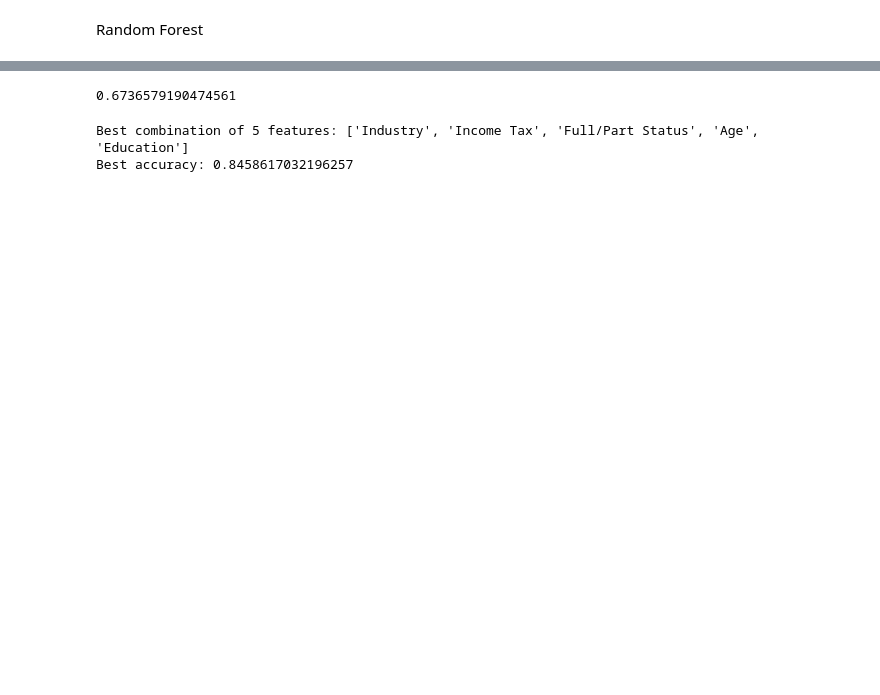
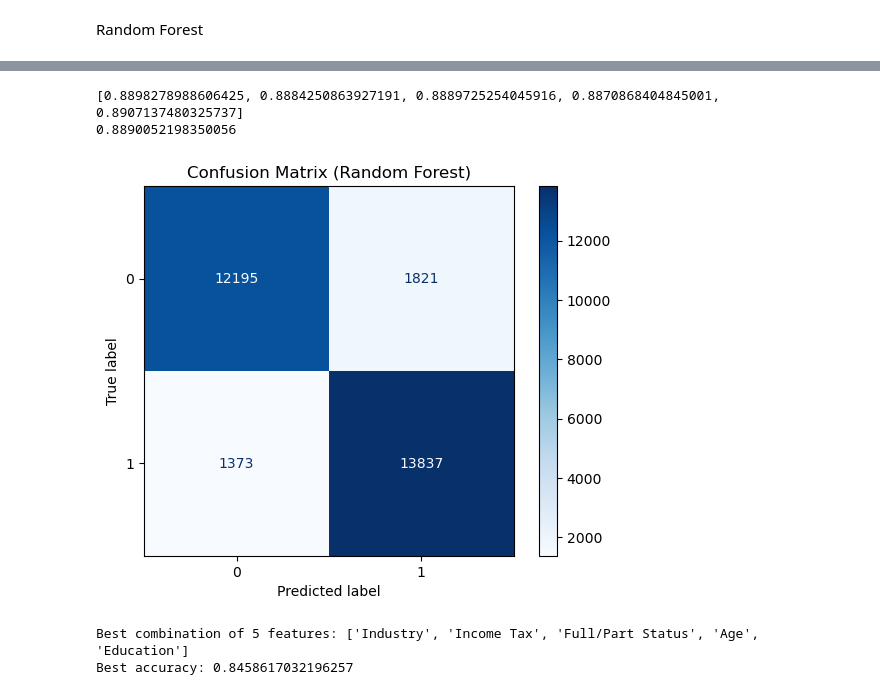
Before and after one commit to GabrieleGentil/STA141C, a Jupyter notebook: sta_141c_final_project.ipynb, the cells around one changed output, grey strips where cells are left out. Saved outputs shown, nothing was run; the diff lists cells and outputs as text; code cells hidden in the pictures; blank space fills up the shorter version.

```diff
--- a/sta_141c_final_project.ipynb
+++ b/sta_141c_final_project.ipynb
@@ -141,27 +221,46 @@ print(accuracy)
-# %%
-#random forest model
-#4 class
-def income_class(Income):
-    if Income in range(0, 10):
-        return 0
-    elif Income in range(11, 20):
-        return 1
-    elif Income in range(21, 39):
-        return 2
-    else:
-        return 3
-
-df['Income_class'] = df['Income'].apply(income_class)
-X = df.drop(columns=['Income', "Income_class"])
-y = df['Income_class']
-X_train, X_test, y_train, y_test = train_test_split(X, y, test_size=0.2, random_state=42)
-rf_4 = RandomForestClassifier(n_estimators=100, random_state=42)
-rf_4.fit(X_train, y_train)
-y_pred = rf_4.predict(X_test)
-accuracy = accuracy_score(y_test, y_pred)
-accuracy
-# %% [output]
-0.6736579190474561
+# %%
+#random forest model
+#2 class
+from sklearn.model_selection import KFold
+from numpy import mean
+
+def income_class(income):
+    if income in range(0, 9):
+        return 0
+    else:
+        return 1
+
+df['Income_class'] = df['Income'].apply(income_class)
+X = df.drop(columns=['Income',"Income_class"])
+min_max_scaler = MinMaxScaler()
+X = min_max_scaler.fit_transform(X)
+y = df['Income_class']
+kf = KFold(n_splits=5, shuffle=True, random_state=42)
+rf_2 = RandomForestClassifier(n_estimators=100, random_state=42)
+
+accuracies = []
+for train_index, test_index in kf.split(X):
+    X_train, X_test = X[train_index], X[test_index]
+    y_train, y_test = y[train_index], y[test_index]
+    rf_2.fit(X_train, y_train)
+    y_pred = rf_2.predict(X_test)
+    acc = accuracy_score(y_test, y_pred)
+    accuracies.append(acc)
+
+print(accuracies)
+print(mean(accuracies))
+
+#confusion matrix
+y_pred = rf_2.predict(X_test)
+cm=confusion_matrix(y_test, y_pred)
+disp = ConfusionMatrixDisplay(confusion_matrix=cm)
+disp.plot(cmap='Blues')
+plt.title('Confusion Matrix (Random Forest)')
+plt.show()
+# %% [output]
+[0.8898278988606425, 0.8884250863927191, 0.8889725254045916, 0.8870868404845001, 0.8907137480325737]
+0.8890052198350056
+[figure, added]
 # %%
 #best subset
 import random
```
Also changed, not shown: parts of 19 cells of this notebook.
